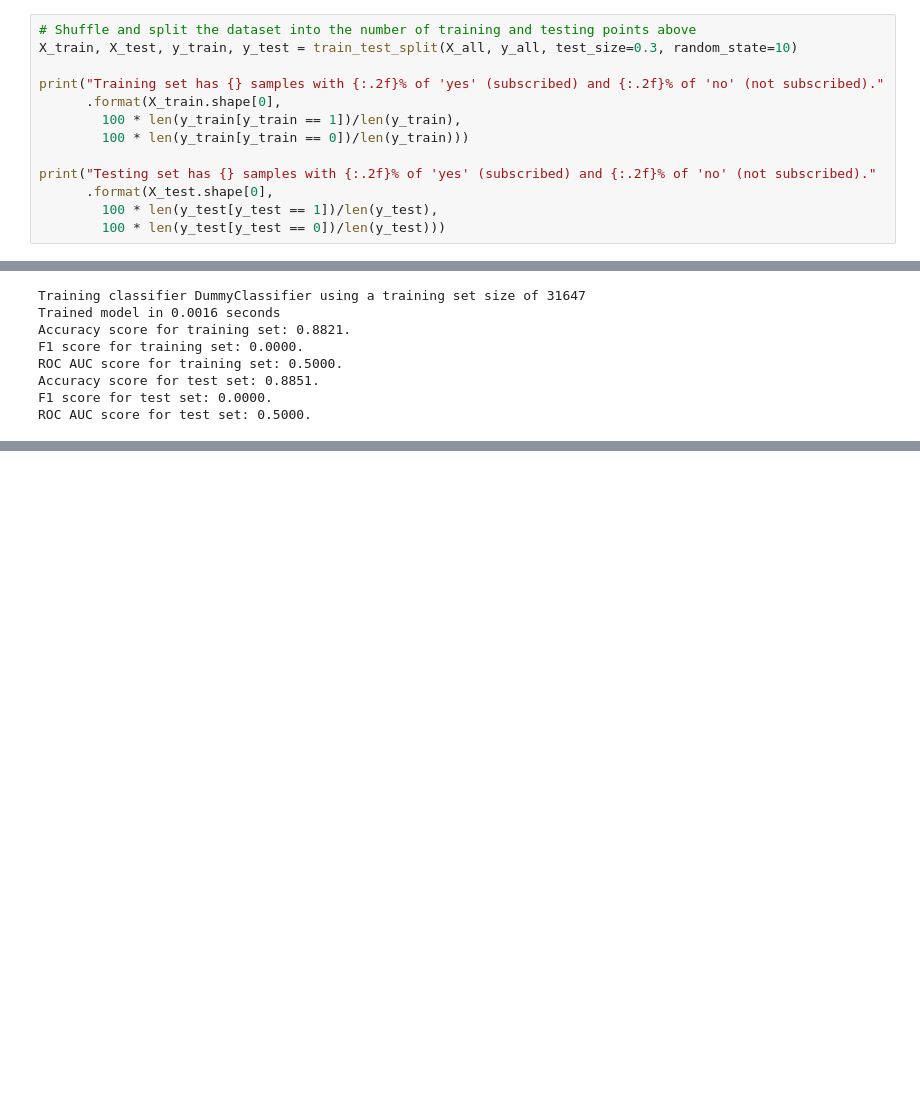
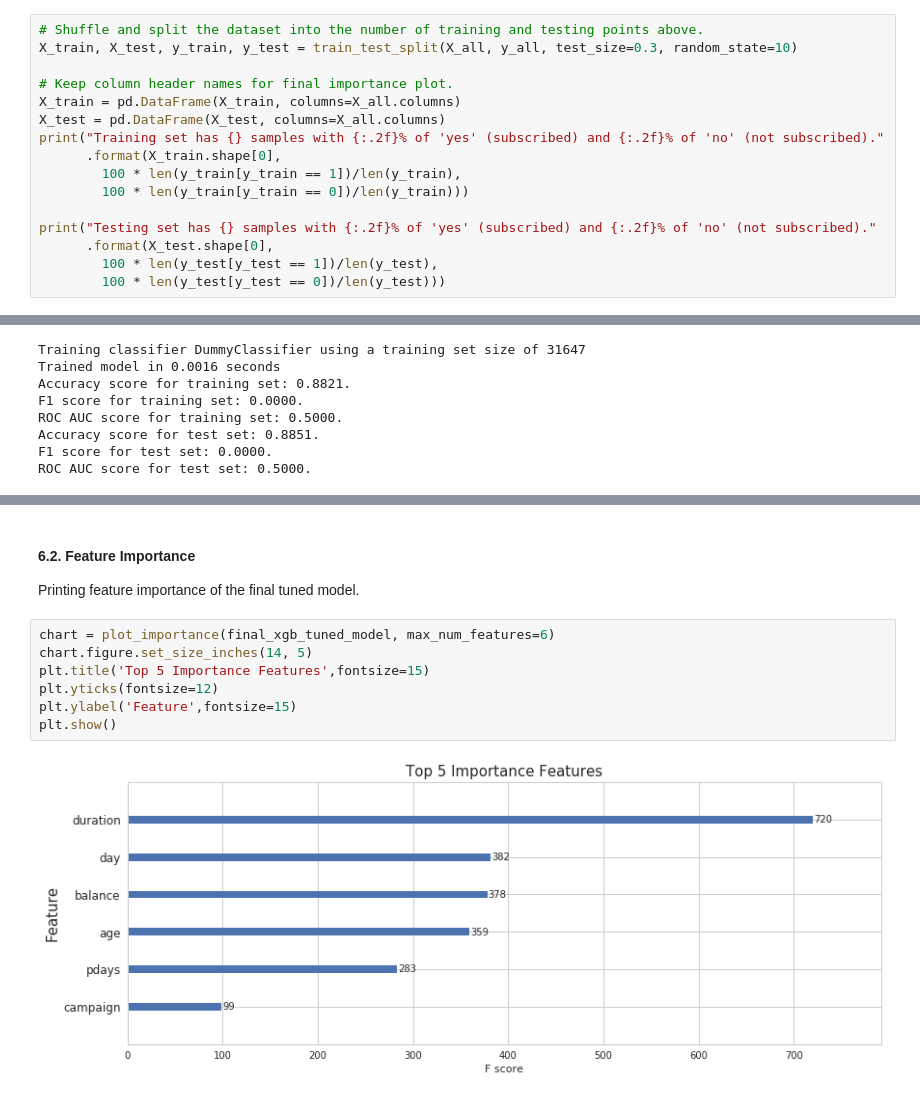
Before and after one commit to fabianoyoschitaki/udacity-nanodegree-machine-learning, a Jupyter notebook: projects/capstone/CapstoneProject.ipynb, the cells around one changed output, grey strips where cells are left out. Drawn from its saved outputs; the diff is of its cells as text; blank space fills up the shorter version.

```diff
--- a/projects/capstone/CapstoneProject.ipynb
+++ b/projects/capstone/CapstoneProject.ipynb
@@ -319,9 +324,12 @@ X_all.head(10)
 #### 3.3. Training and Testing Datasets
 Splitting data into training and testing datasets.
 # %%
-# Shuffle and split the dataset into the number of training and testing points above
+# Shuffle and split the dataset into the number of training and testing points above.
 X_train, X_test, y_train, y_test = train_test_split(X_all, y_all, test_size=0.3, random_state=10)
 
+# Keep column header names for final importance plot.
+X_train = pd.DataFrame(X_train, columns=X_all.columns)
+X_test = pd.DataFrame(X_test, columns=X_all.columns)
 print("Training set has {} samples with {:.2f}% of 'yes' (subscribed) and {:.2f}% of 'no' (not subscribed)."
       .format(X_train.shape[0],
         100 * len(y_train[y_train == 1])/len(y_train),
@@ -841,3 +849,15 @@ ROC AUC score for training set: 0.7648.
 Accuracy score for test set: 0.9126.
 F1 score for test set: 0.5619.
 ROC AUC score for test set: 0.7278.
+# %% [markdown]
+#### 6.2. Feature Importance
+Printing feature importance of the final tuned model.
+# %%
+chart = plot_importance(final_xgb_tuned_model, max_num_features=6)
+chart.figure.set_size_inches(14, 5)
+plt.title('Top 5 Importance Features',fontsize=15)
+plt.yticks(fontsize=12)
+plt.ylabel('Feature',fontsize=15)
+plt.show()
+# %% [output]
+[figure, added]
```
Also changed, not shown: parts of 7 cells of this notebook.
